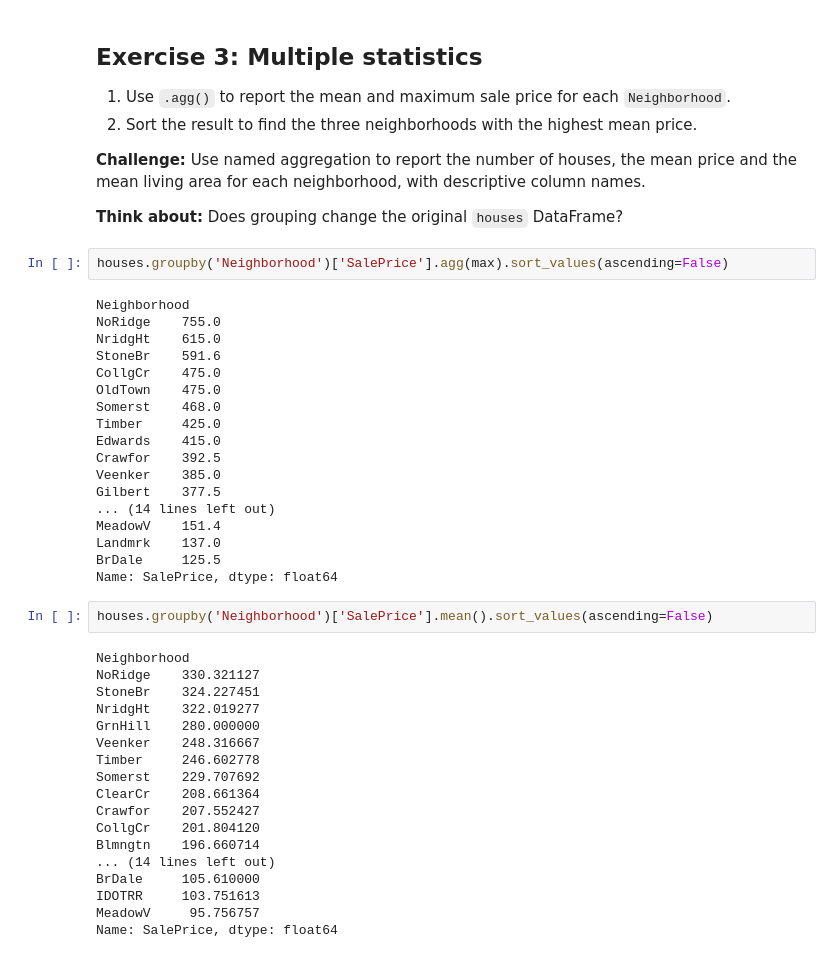
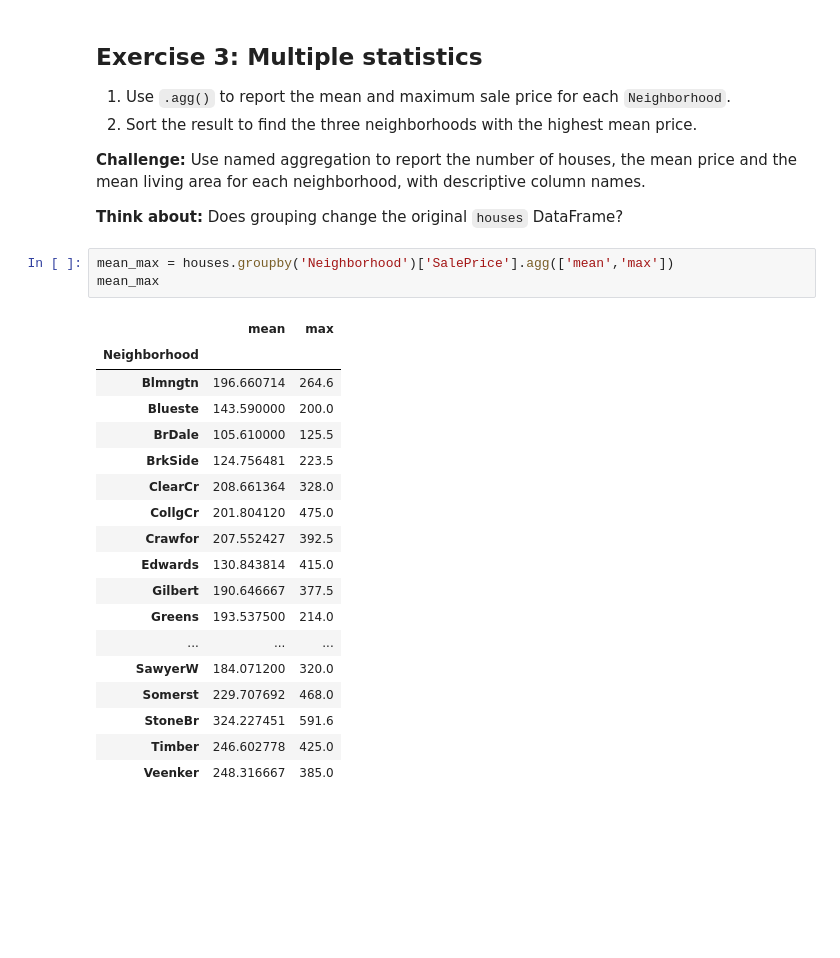
Before and after one commit to falkfrydenlund-creator/TECH2-H26, a Jupyter notebook: workshops/Practice workshops/Week10_grouping.ipynb, the cells around one changed output. Drawn from its saved outputs; the diff is of its cells as text; blank space fills up the shorter version.

```diff
--- a/workshops/Practice workshops/Week10_grouping.ipynb
+++ b/workshops/Practice workshops/Week10_grouping.ipynb
@@ -85,42 +85,24 @@ Townhouse without centralair is missing because that combination doesnt exist in
 
 **Think about:** Does grouping change the original `houses` DataFrame?
 # %%
-houses.groupby('Neighborhood')['SalePrice'].agg(max).sort_values(ascending=False)
+mean_max = houses.groupby('Neighborhood')['SalePrice'].agg(['mean','max'])
+mean_max
 # %% [output]
-Neighborhood
-NoRidge    755.0
-NridgHt    615.0
-StoneBr    591.6
-CollgCr    475.0
-OldTown    475.0
-Somerst    468.0
-Timber     425.0
-Edwards    415.0
-Crawfor    392.5
-Veenker    385.0
-Gilbert    377.5
-... (14 lines left out)
-MeadowV    151.4
-Landmrk    137.0
-BrDale     125.5
-Name: SalePrice, dtype: float64
+|  | mean | max |
+| Neighborhood |  |  |
+| Blmngtn | 196.660714 | 264.6 |
+| Blueste | 143.590000 | 200.0 |
+| BrDale | 105.610000 | 125.5 |
+| BrkSide | 124.756481 | 223.5 |
+| ClearCr | 208.661364 | 328.0 |
+| CollgCr | 201.804120 | 475.0 |
+| Crawfor | 207.552427 | 392.5 |
+| Edwards | 130.843814 | 415.0 |
+| Gilbert | 190.646667 | 377.5 |
+| Greens | 193.537500 | 214.0 |
+| ... | ... | ... |
+| SawyerW | 184.071200 | 320.0 |
+| Somerst | 229.707692 | 468.0 |
+| StoneBr | 324.227451 | 591.6 |
+| Timber | 246.602778 | 425.0 |
+| Veenker | 248.316667 | 385.0 |
-# %%
-houses.groupby('Neighborhood')['SalePrice'].mean().sort_values(ascending=False)
-# %% [output]
-Neighborhood
-NoRidge    330.321127
-StoneBr    324.227451
-NridgHt    322.019277
-GrnHill    280.000000
-Veenker    248.316667
-Timber     246.602778
-Somerst    229.707692
-ClearCr    208.661364
-Crawfor    207.552427
-CollgCr    201.804120
-Blmngtn    196.660714
-... (14 lines left out)
-BrDale     105.610000
-IDOTRR     103.751613
-MeadowV     95.756757
-Name: SalePrice, dtype: float64
```
Also changed, not shown: parts of 6 cells of this notebook, 1 other file.
